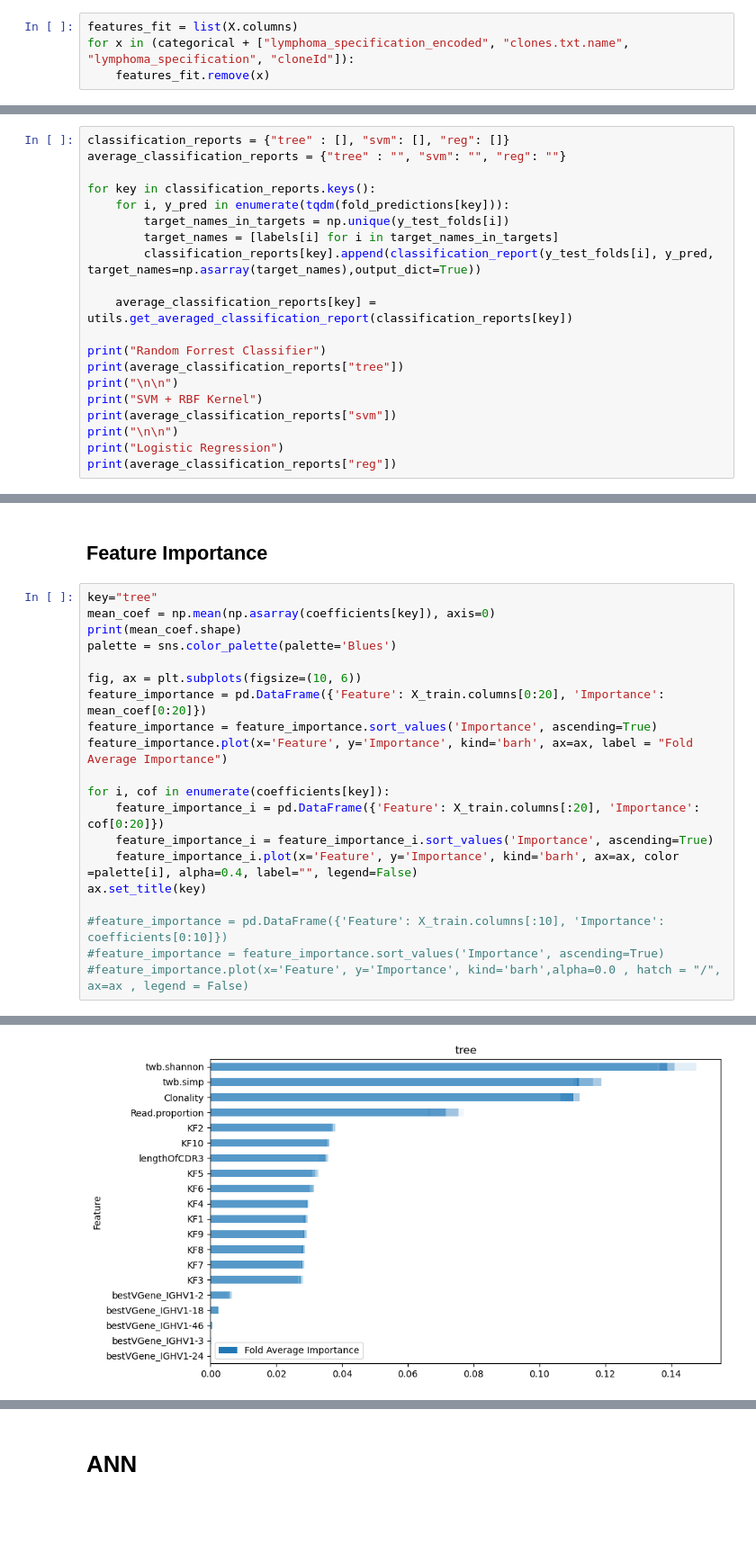
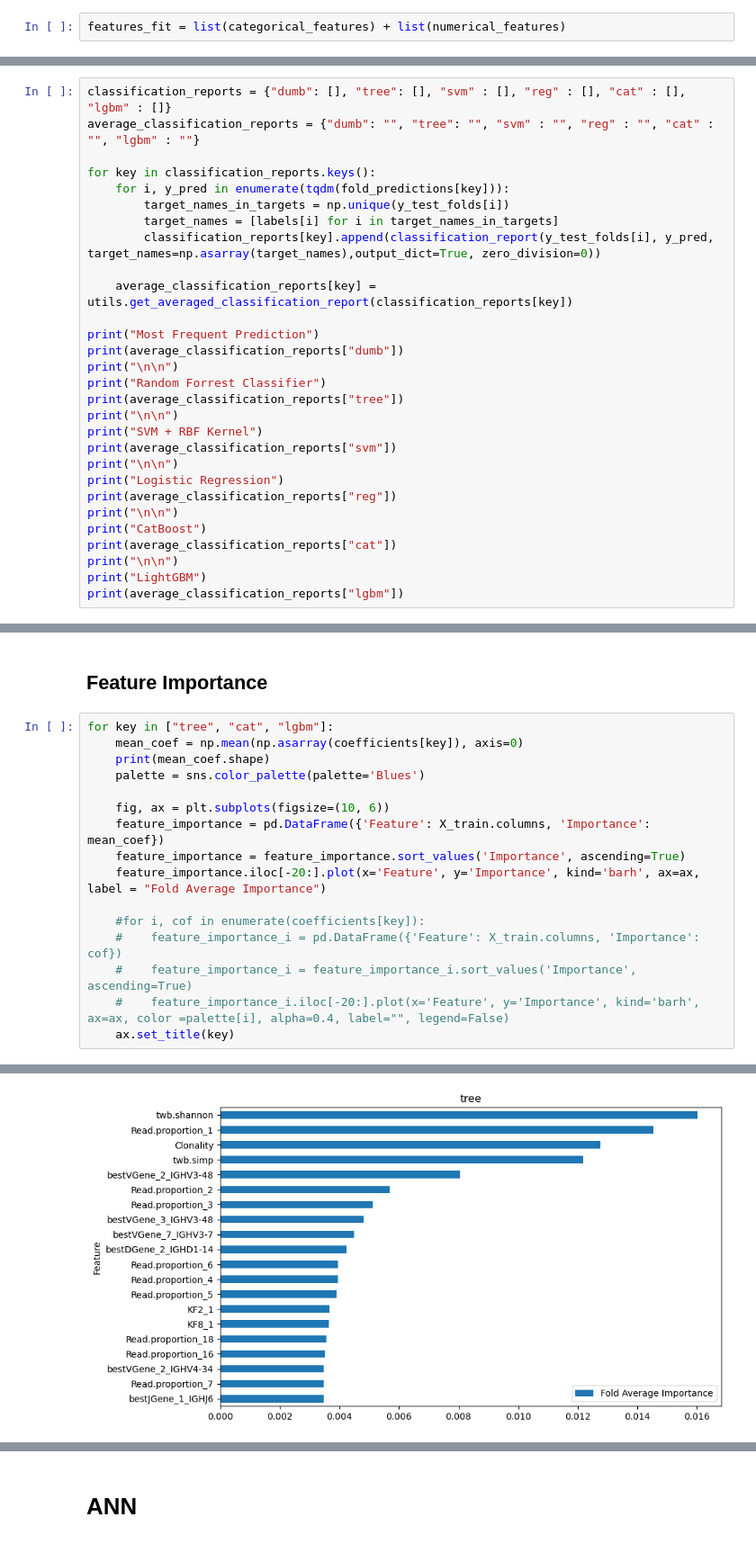
Before and after one commit to paulovic96/immusign, a Jupyter notebook: immusign_data_analysis.ipynb, the cells around one changed output, grey strips where cells are left out. Shown at 90% size. Drawn from its saved outputs; the diff is of its cells as text; blank space fills up the shorter version.

Commit message:
updated Immusign analysis for unnormalized data; cleaned classification section; started analysis of important clones from test set of deep set classifier

```diff
--- a/immusign_data_analysis.ipynb
+++ b/immusign_data_analysis.ipynb
@@ -827,4 +844,2 @@ from sklearn.svm import SVC
 # %%
-features_fit = list(X.columns)
-for x in (categorical + ["lymphoma_specification_encoded", "clones.txt.name", "lymphoma_specification", "cloneId"]):
-    features_fit.remove(x)
+features_fit = list(categorical_features) + list(numerical_features)
@@ -888,17 +922,20 @@ Increase the number of iterations (max_iter) or scale the data as shown in:
 Please also refer to the documentation for alternative solver options:
     https://scikit-learn.org/stable/modules/linear_model.html#logistic-regression
 # %%
-classification_reports = {"tree" : [], "svm": [], "reg": []}
-average_classification_reports = {"tree" : "", "svm": "", "reg": ""}
+classification_reports = {"dumb": [], "tree": [], "svm" : [], "reg" : [], "cat" : [], "lgbm" : []}
+average_classification_reports = {"dumb": "", "tree": "", "svm" : "", "reg" : "", "cat" : "", "lgbm" : ""}
 
 for key in classification_reports.keys():
     for i, y_pred in enumerate(tqdm(fold_predictions[key])):
         target_names_in_targets = np.unique(y_test_folds[i])
         target_names = [labels[i] for i in target_names_in_targets]
-        classification_reports[key].append(classification_report(y_test_folds[i], y_pred, target_names=np.asarray(target_names),output_dict=True))
+        classification_reports[key].append(classification_report(y_test_folds[i], y_pred, target_names=np.asarray(target_names),output_dict=True, zero_division=0))
 
     average_classification_reports[key] = utils.get_averaged_classification_report(classification_reports[key])
 
+print("Most Frequent Prediction")
+print(average_classification_reports["dumb"])
+print("\n\n")
 print("Random Forrest Classifier")
 print(average_classification_reports["tree"])
 print("\n\n")
@@ -907,4 +944,10 @@ print(average_classification_reports["svm"])
 print("\n\n")
 print("Logistic Regression")
 print(average_classification_reports["reg"])
+print("\n\n")
+print("CatBoost")
+print(average_classification_reports["cat"])
+print("\n\n")
+print("LightGBM")
+print(average_classification_reports["lgbm"])
 # %% [output]
@@ -948,23 +991,19 @@ for key in fold_predictions.keys():
 # %% [markdown]
 ## Feature Importance
 # %%
-key="tree"
-mean_coef = np.mean(np.asarray(coefficients[key]), axis=0)
-print(mean_coef.shape)
-palette = sns.color_palette(palette='Blues')
+for key in ["tree", "cat", "lgbm"]:
+    mean_coef = np.mean(np.asarray(coefficients[key]), axis=0)
+    print(mean_coef.shape)
+    palette = sns.color_palette(palette='Blues')
 
-fig, ax = plt.subplots(figsize=(10, 6))
-feature_importance = pd.DataFrame({'Feature': X_train.columns[0:20], 'Importance': mean_coef[0:20]})
-feature_importance = feature_importance.sort_values('Importance', ascending=True)
-feature_importance.plot(x='Feature', y='Importance', kind='barh', ax=ax, label = "Fold Average Importance")
+    fig, ax = plt.subplots(figsize=(10, 6))
+    feature_importance = pd.DataFrame({'Feature': X_train.columns, 'Importance': mean_coef})
+    feature_importance = feature_importance.sort_values('Importance', ascending=True)
+    feature_importance.iloc[-20:].plot(x='Feature', y='Importance', kind='barh', ax=ax, label = "Fold Average Importance")
 
-for i, cof in enumerate(coefficients[key]):
-    feature_importance_i = pd.DataFrame({'Feature': X_train.columns[:20], 'Importance': cof[0:20]})
-    feature_importance_i = feature_importance_i.sort_values('Importance', ascending=True)
-    feature_importance_i.plot(x='Feature', y='Importance', kind='barh', ax=ax, color =palette[i], alpha=0.4, label="", legend=False)
-ax.set_title(key)
-
-#feature_importance = pd.DataFrame({'Feature': X_train.columns[:10], 'Importance': coefficients[0:10]})
-#feature_importance = feature_importance.sort_values('Importance', ascending=True)
-#feature_importance.plot(x='Feature', y='Importance', kind='barh',alpha=0.0 , hatch = "/", ax=ax , legend = False)
+    #for i, cof in enumerate(coefficients[key]):
+    #    feature_importance_i = pd.DataFrame({'Feature': X_train.columns, 'Importance': cof})
+    #    feature_importance_i = feature_importance_i.sort_values('Importance', ascending=True)
+    #    feature_importance_i.iloc[-20:].plot(x='Feature', y='Importance', kind='barh', ax=ax, color =palette[i], alpha=0.4, label="", legend=False)
+    ax.set_title(key)
 # %% [output]
@@ -973 +1013 @@ Text(0.5, 1.0, 'tree')
-[figure, old version]
+[figure, new version]
```
Also changed, not shown: parts of 138 cells of this notebook.
